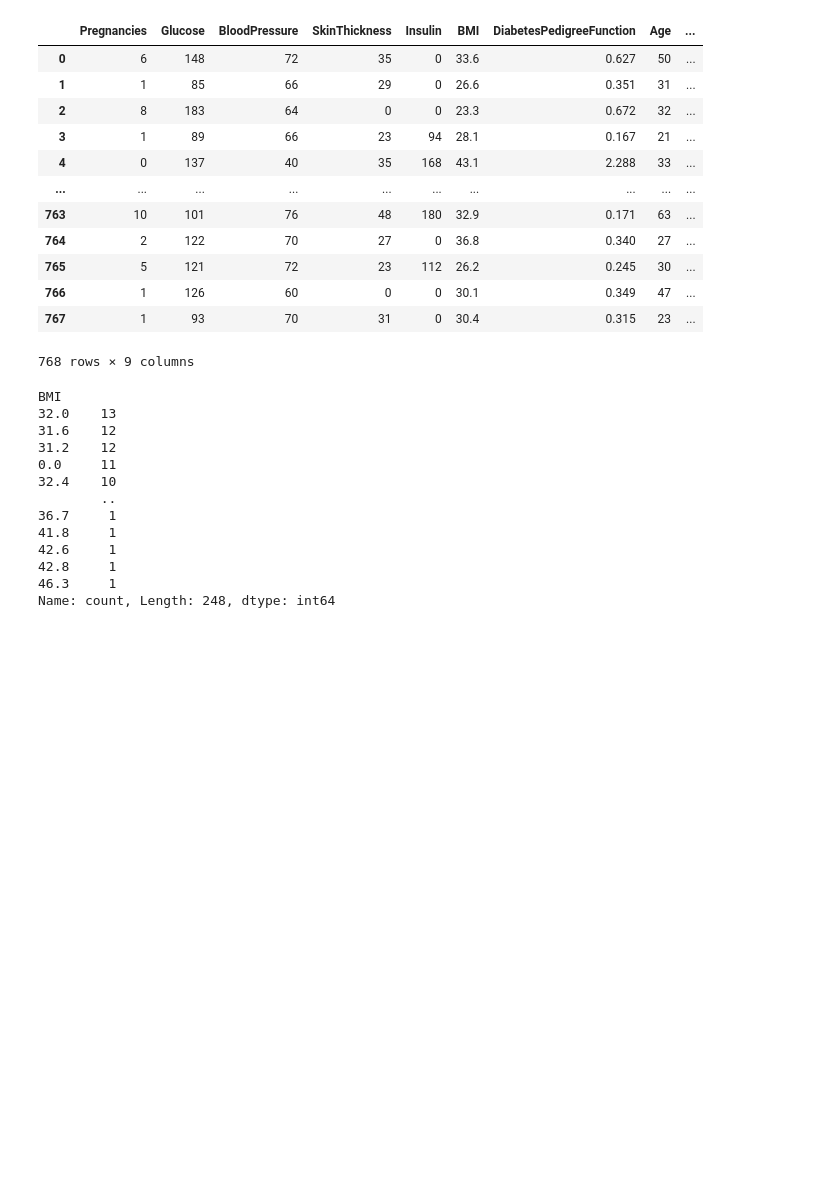
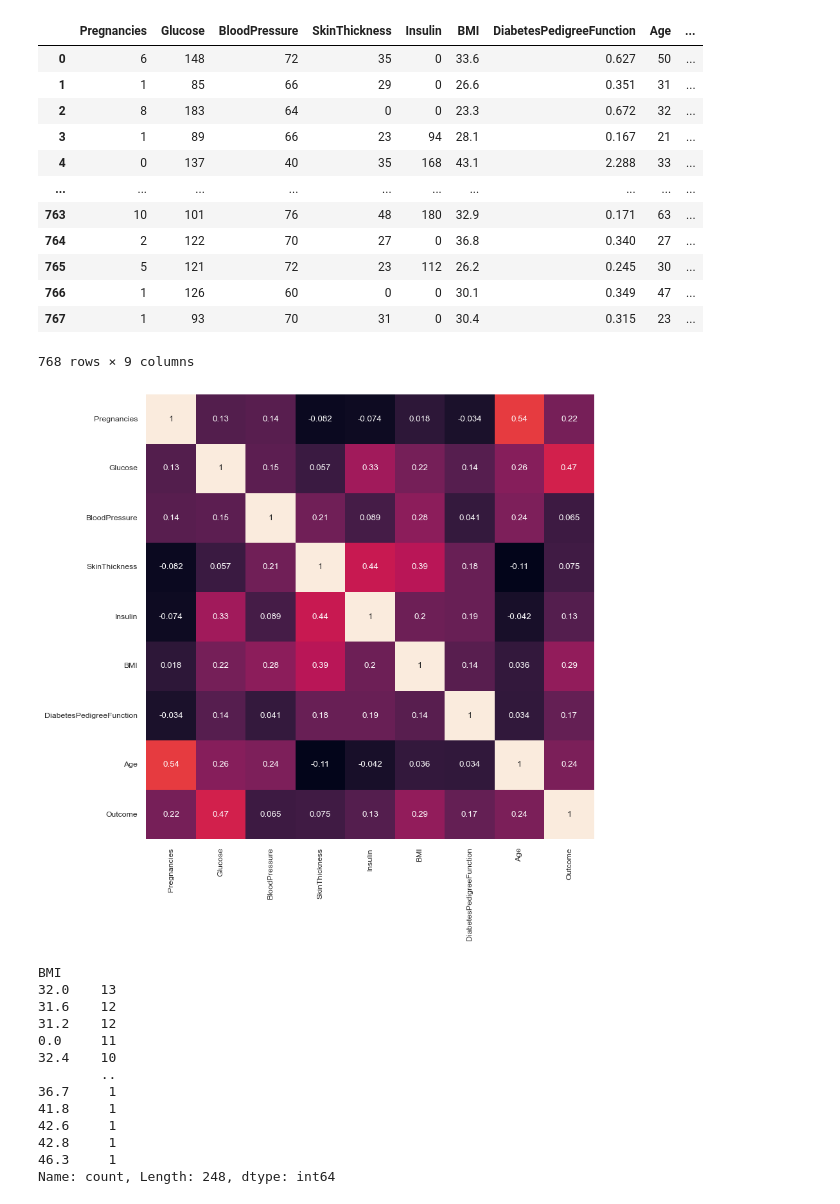
Before and after one commit to Kang-TH/ML_class, a Jupyter notebook: 5주차/BMI_DL.ipynb, the cells around one changed output. Drawn from its saved outputs; the diff is of its cells as text; code cells hidden in the pictures; blank space fills up the shorter version.

```diff
--- a/5주차/BMI_DL.ipynb
+++ b/5주차/BMI_DL.ipynb
@@ -36,6 +36,16 @@ df  # print(df) 와 동일
 | 766 | 1 | 126 | 60 | 0 | 0 | 30.1 | 0.349 | 47 | ... |
 | 767 | 1 | 93 | 70 | 31 | 0 | 30.4 | 0.315 | 23 | ... |
 768 rows × 9 columns
+# %%
+df_corr=df.corr()
+
+#히트맵
+plt.figure(figsize=(9,9))
+sns.set(font_scale=0.8)
+sns.heatmap(df_corr, annot=True, cbar=False)
+plt.show()
+# %% [output]
+[figure, added]
 # %%
 #레이블 불균형 확인
 
```
